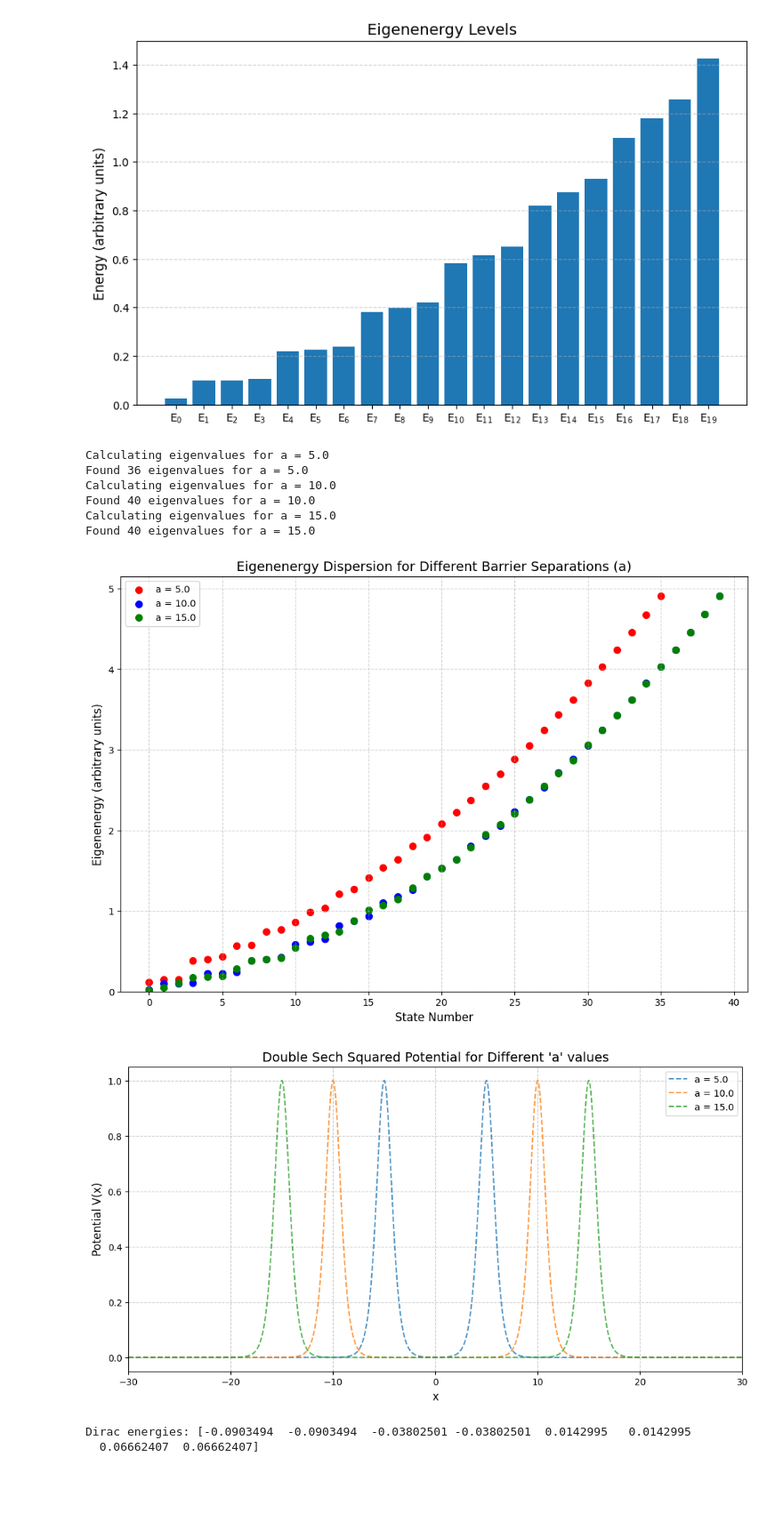
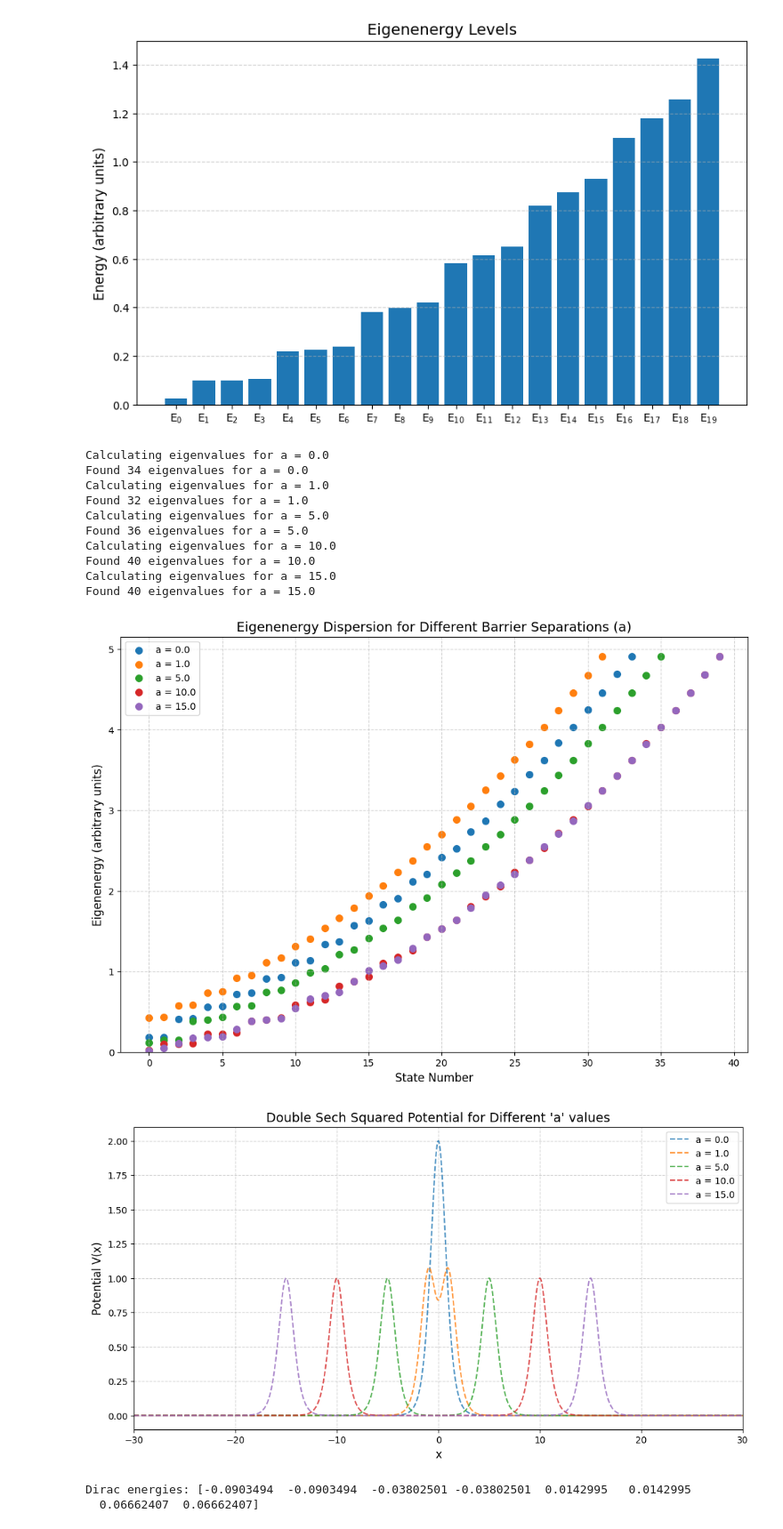
Before and after one commit to Julian-L-Avila/Modell-Physik-2025-1, a Jupyter notebook: Numerov-Graphene/graphene.sync.ipynb, the cells around one changed output. Shown at 89% size. Cells and saved outputs as stored; diff of their text form; code cells hidden in the pictures; blank space fills up the shorter version.

Commit message:
Add graph for more values of a and slider.

```diff
--- a/Numerov-Graphene/graphene.sync.ipynb
+++ b/Numerov-Graphene/graphene.sync.ipynb
@@ -447,7 +724,7 @@ n_points = 3001
 x, dx = np.linspace(x_min, x_max, n_points, retstep=True)
 
 # List of 'a' values to test
-a_values = [5.0, 10.0, 15.0]
+a_values = [0.0, 1.0, 5.0, 10.0, 15.0]
 
 # Store results
 eigenvalues_by_a = {}
@@ -495,44 +772,45 @@ for current_a in a_values:
 # --- Plotting Dispersion Plot ---
 plt.figure(figsize=(12, 8))
 
-# Use different colors for each 'a' value
-colors = {5.0: 'red', 10.0: 'blue', 15.0: 'green'}
-
 for current_a, eigenvalues in eigenvalues_by_a.items():
     # State numbers are 0-indexed
     state_numbers = np.arange(len(eigenvalues))
-    plt.scatter(state_numbers, eigenvalues, label=f'a = {current_a}', color=colors[current_a], s=50) # s is marker size
+    plt.scatter(state_numbers, eigenvalues, label=f'a = {current_a}', s=50) # s is marker size
 
 plt.xlabel("State Number", fontsize=12)
 plt.ylabel("Eigenenergy (arbitrary units)", fontsize=12)
 plt.title("Eigenenergy Dispersion for Different Barrier Separations (a)", fontsize=14)
 plt.legend(fontsize=10)
 plt.grid(True, linestyle='--', alpha=0.6)
 plt.ylim(bottom=0) # Ensure energy starts from 0
 plt.show()
 
 # Optional: Plot the potential for different 'a' values to see how it changes
 plt.figure(figsize=(12, 6))
 for current_a in a_values:
     v_x = potential(x, b, current_a, c)
     plt.plot(x, v_x, label=f'a = {current_a}', linestyle='--', alpha=0.8)
 
 plt.xlabel("x", fontsize=12)
 plt.ylabel("Potential V(x)", fontsize=12)
 plt.title("Double Sech Squared Potential for Different 'a' values", fontsize=14)
 plt.legend(fontsize=10)
 plt.grid(True, linestyle='--', alpha=0.6)
 plt.xlim(x_min, x_max)
 plt.show()
 # %% [output]
+Calculating eigenvalues for a = 0.0
+Found 34 eigenvalues for a = 0.0
+Calculating eigenvalues for a = 1.0
+Found 32 eigenvalues for a = 1.0
 Calculating eigenvalues for a = 5.0
 Found 36 eigenvalues for a = 5.0
 Calculating eigenvalues for a = 10.0
 Found 40 eigenvalues for a = 10.0
 Calculating eigenvalues for a = 15.0
 Found 40 eigenvalues for a = 15.0
-[figure, old version]
+[figure, new version]
-[figure, old version]
+[figure, new version]
 # %%
 import numpy as np
 import scipy.sparse as sp
```
Also changed, not shown: parts of 3 cells of this notebook.
